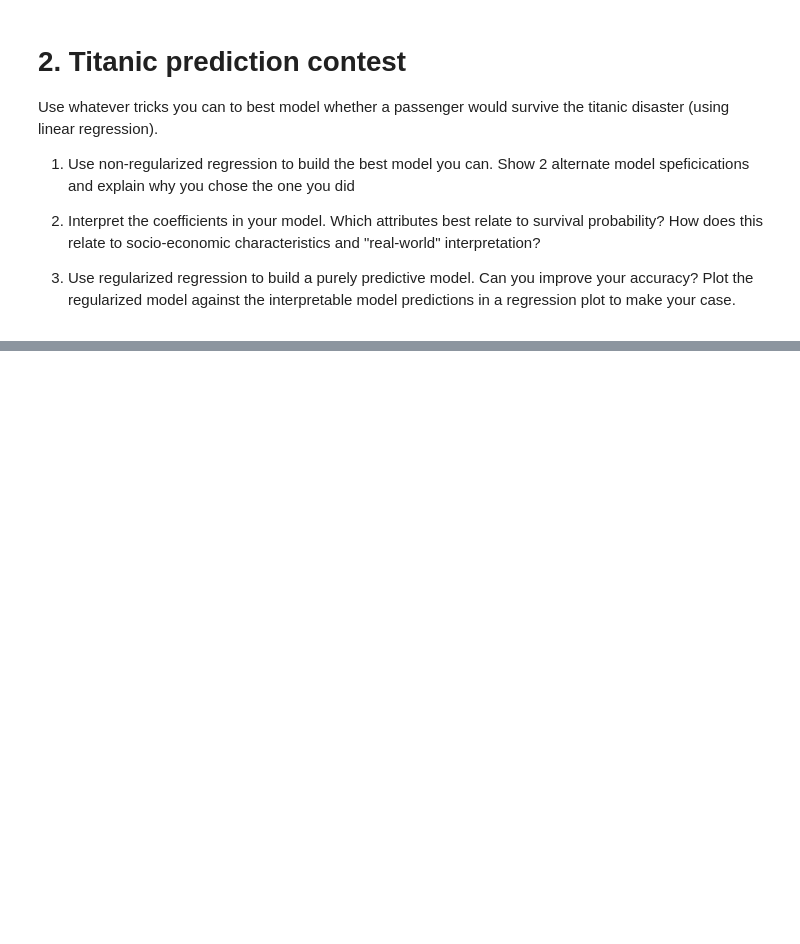
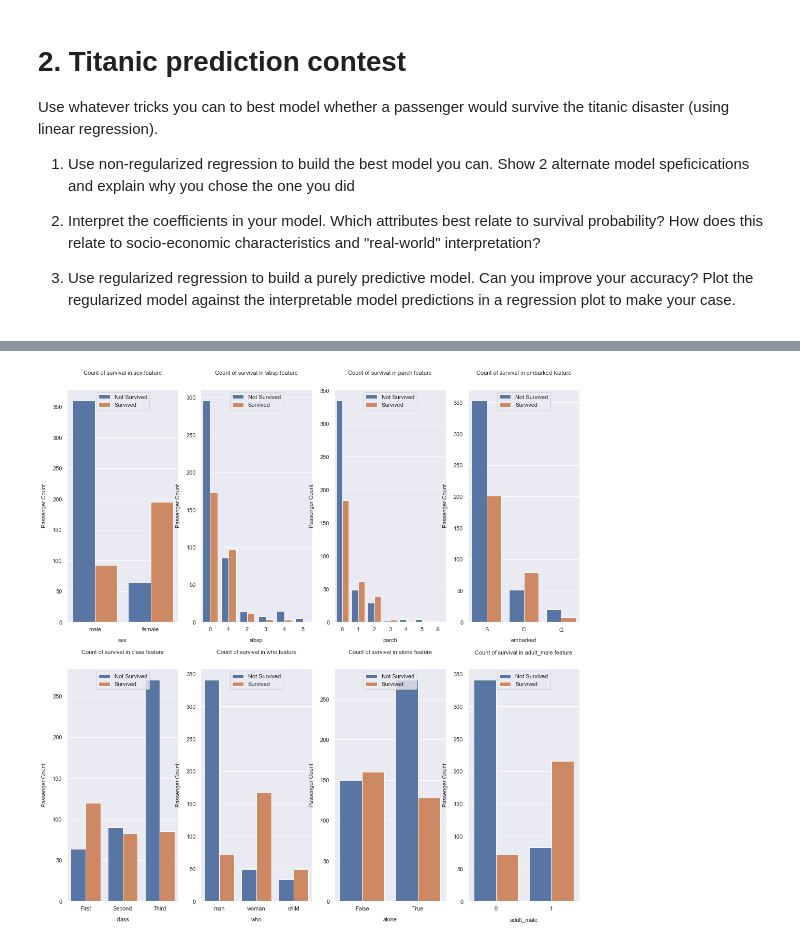
Before and after one commit to cb-ds-1/m3-3-engineering-regression, a Jupyter notebook: workshop.ipynb, the cells around one changed output, grey strips where cells are left out. Cells and saved outputs as stored; diff of their text form; code cells hidden in the pictures; blank space fills up the shorter version.

Commit message:
Gaya Kathiresu 3-3 Engineering Workshop Submission

```diff
--- a/workshop.ipynb
+++ b/workshop.ipynb
@@ -8,3 +8,10 @@ Use a linear regression and statsmodels to find which surface type predicts the
 2. Answer the following: should your regression include a constant term? Why or why not? How would it change the interpretation of your coefficient and p-value?
 
 3. Do a t-test to find that the largest coefficient is statistically significantly different from the second largest (hint: you can run a t-test only with mean values and standard deviations)
+# %%
+import pandas as pd
+import numpy as np
+import matplotlib.pyplot as plt
+import seaborn as sns
+import statsmodels.api as sm
+sns.set()
@@ -18,3 +109,13 @@ Use whatever tricks you can to best model whether a passenger would survive the
 2. Interpret the coefficients in your model. Which attributes best relate to survival probability? How does this relate to socio-economic characteristics and "real-world" interpretation?
 
 3. Use regularized regression to build a purely predictive model. Can you improve your accuracy? Plot the regularized model against the interpretable model predictions in a regression plot to make your case.
+# %%
+titanic = sns.load_dataset('titanic')
+# print(titanic.info())
+# print(titanic.isnull().sum())
+titanic.describe(include='all')
+df = titanic.drop('deck',axis=1) # drop deck as it has significant amount of missing data 688 NaN/891
+df = df.dropna()
+df['adult_male'] = pd.get_dummies(df['adult_male'], drop_first=False)
+# df['alone'] = pd.get_dummies(df['alone'], drop_first=False)
+df
@@ -20,0 +136,22 @@ Use whatever tricks you can to best model whether a passenger would survive the
+# %%
+# ref : https://www.kaggle.com/gunesevitan/titanic-advanced-feature-engineering-tutorial
+cat_features = ['sex','sibsp','parch','embarked','class','who','alone','adult_male']
+
+fig, axs = plt.subplots(figsize=(10, 10))
+plt.subplots_adjust(right=1.5, top=1.5)
+
+for i, feature in enumerate(cat_features, 1):
+    plt.subplot(2, 4, i)
+    sns.countplot(x=feature, hue='survived', data=df)
+
+    plt.xlabel('{}'.format(feature), size=11, labelpad=11)
+    plt.ylabel('Passenger Count', size=11, labelpad=11)
+    plt.tick_params(axis='x', labelsize=11)
+    plt.tick_params(axis='y', labelsize=11)
+
+    plt.legend(['Not Survived', 'Survived'], loc='upper center', prop={'size': 11})
+    plt.title('Count of survival in {} feature'.format(feature), size=11, y=1.05)
+
+plt.show()
+# %% [output]
+[figure, added]
```
Also changed, not shown: parts of 27 cells of this notebook.
